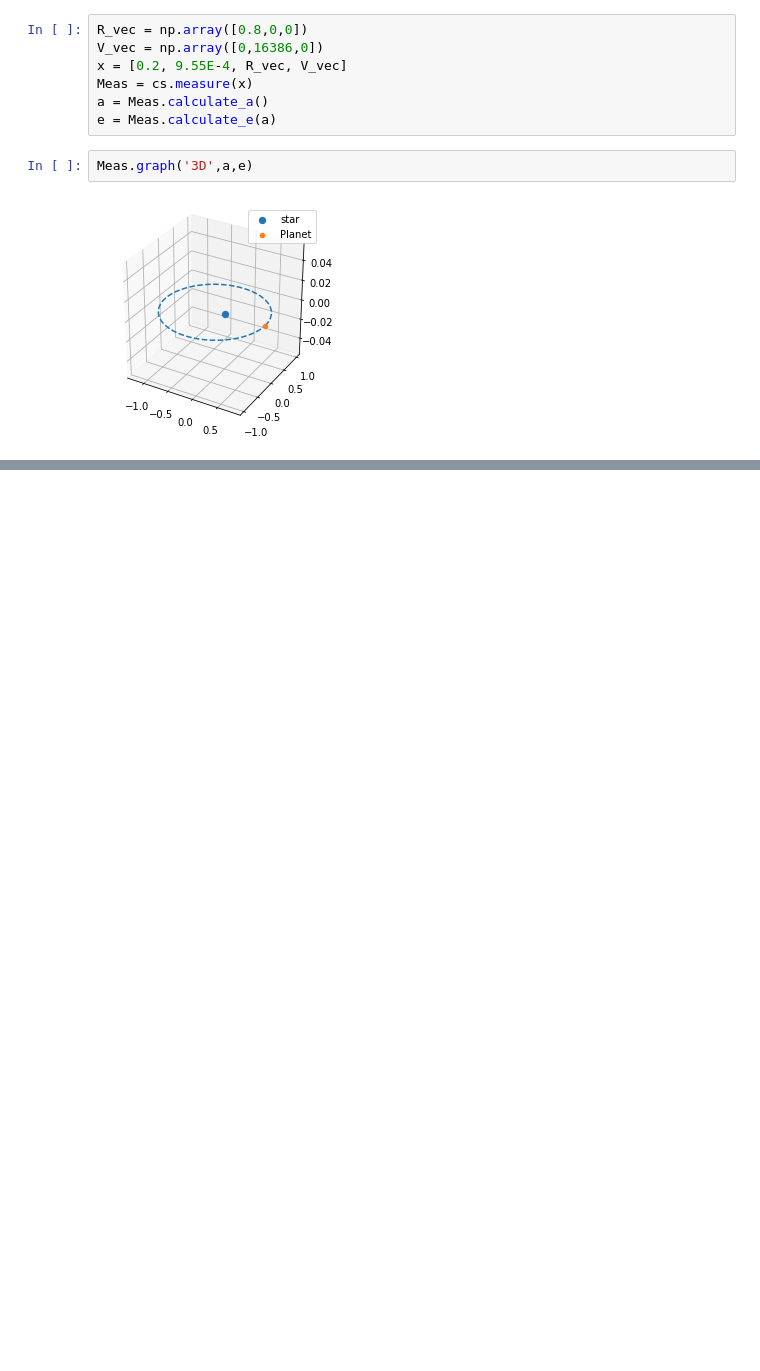
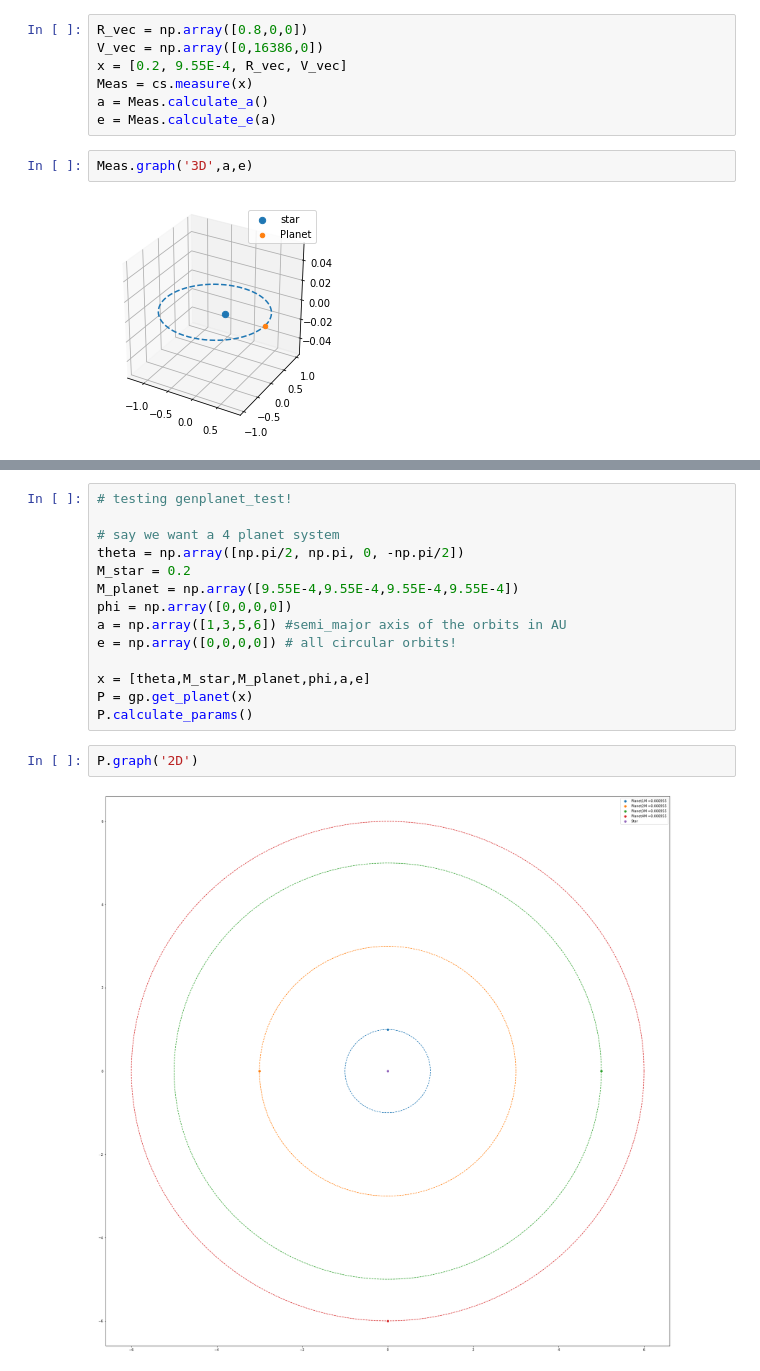
Before and after one commit to RhysAlfShaw/MSc_Project_Code, a Jupyter notebook: clustersimply_test.ipynb, the cells around one changed output, grey strips where cells are left out. Drawn from its saved outputs; the diff is of its cells as text; blank space fills up the shorter version.

```diff
--- a/clustersimply_test.ipynb
+++ b/clustersimply_test.ipynb
@@ -66,0 +52,18 @@ T.graph('3D')
+# %%
+# testing genplanet_test!
+
+# say we want a 4 planet system
+theta = np.array([np.pi/2, np.pi, 0, -np.pi/2])
+M_star = 0.2
+M_planet = np.array([9.55E-4,9.55E-4,9.55E-4,9.55E-4])
+phi = np.array([0,0,0,0])
+a = np.array([1,3,5,6]) #semi_major axis of the orbits in AU
+e = np.array([0,0,0,0]) # all circular orbits!
+
+x = [theta,M_star,M_planet,phi,a,e]
+P = gp.get_planet(x)
+P.calculate_params()
+# %%
+P.graph('2D')
+# %% [output]
+[figure, added]
```
Also changed, not shown: parts of 5 cells of this notebook, 4 other files.
